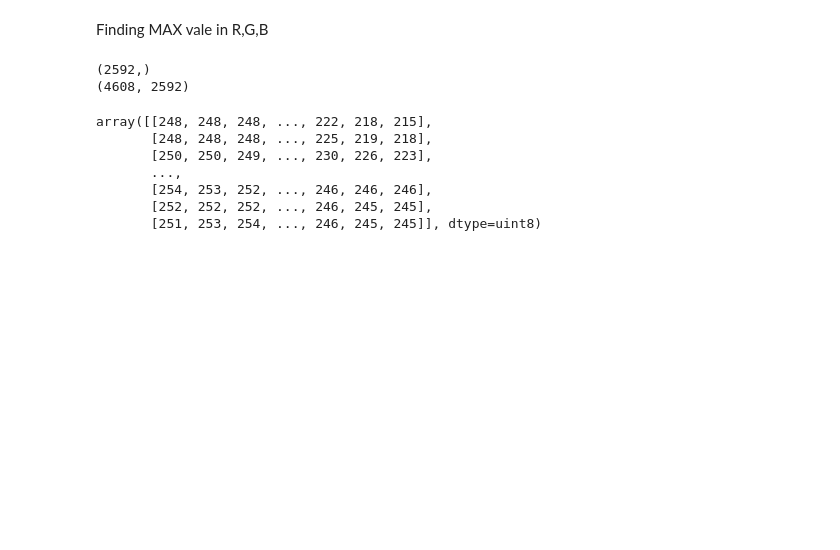
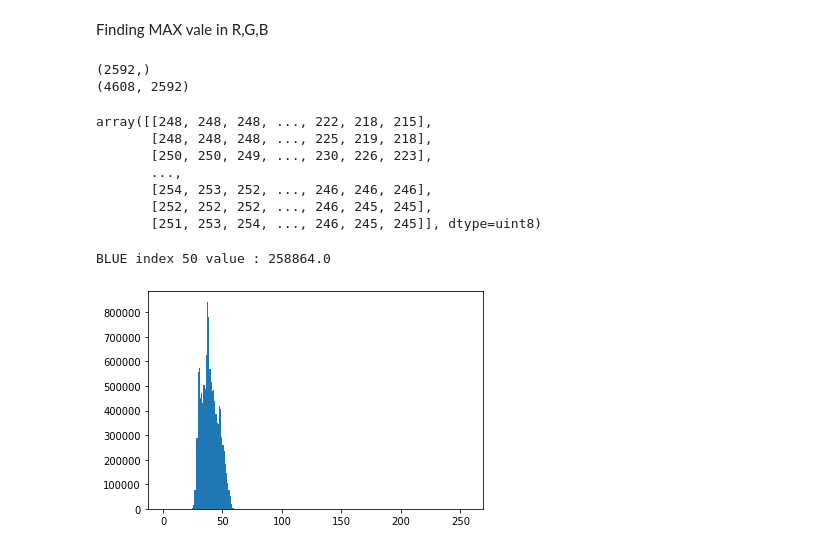
Before and after one commit to ashwath007/spo2, a Jupyter notebook: Algorithm/spo2.ipynb, the cells around one changed output. Saved outputs shown, nothing was run; the diff lists cells and outputs as text; code cells hidden in the pictures; blank space fills up the shorter version.

Commit message:
Algo4 - Found BLUE [50] vale

```diff
--- a/Algorithm/spo2.ipynb
+++ b/Algorithm/spo2.ipynb
@@ -129,3 +131,12 @@ array([[248, 248, 248, ..., 222, 218, 215],
        [254, 253, 252, ..., 246, 246, 246],
        [252, 252, 252, ..., 246, 245, 245],
        [251, 253, 254, ..., 246, 245, 245]], dtype=uint8)
+# %%
+#BLUE BLUE[50] -> y value
+BLUE = plt.hist(bgr_planes[0].ravel(),256,[0,256])
+len(BLUE)
+# max(BLUE[0])
+print("BLUE index 50 value : {}".format(BLUE[0][50]))
+# %% [output]
+BLUE index 50 value : 258864.0
+[figure, added]
```
Also changed, not shown: parts of 1 cell of this notebook.
